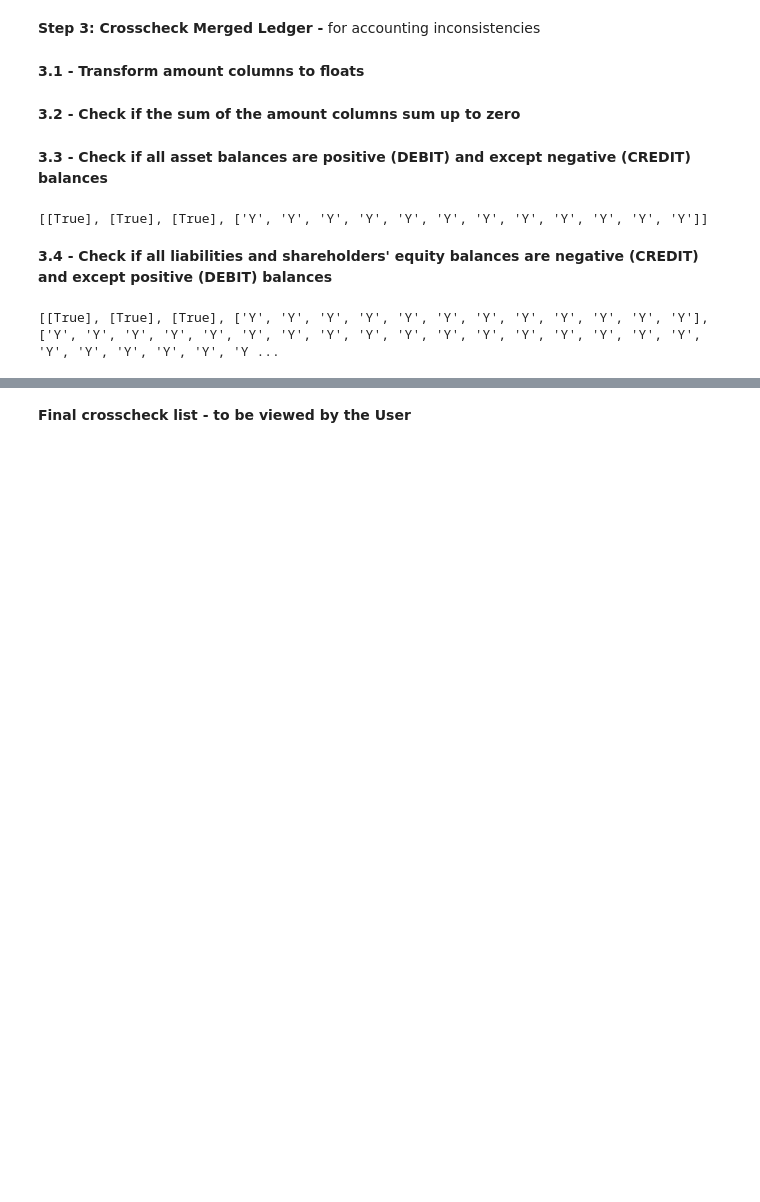
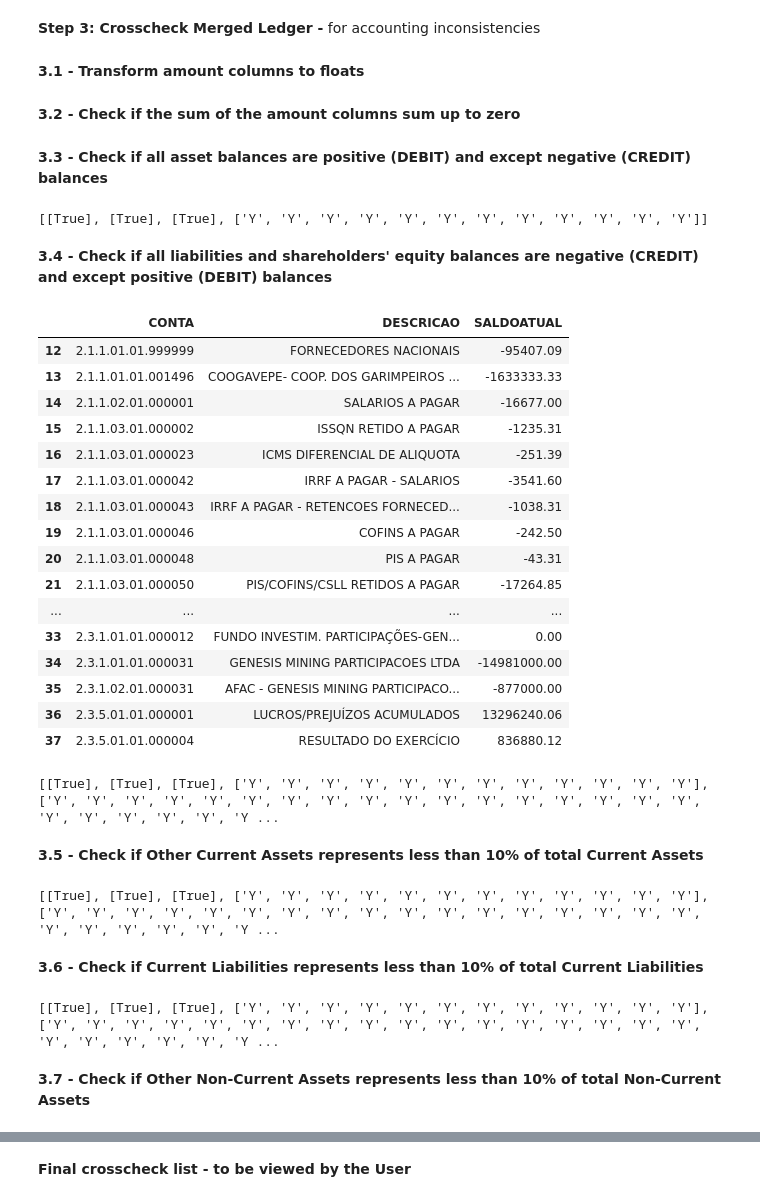
Before and after one commit to asimao1775/Invoo2, a Jupyter notebook: Book Economico.ipynb, the cells around one changed output, grey strips where cells are left out. Saved outputs shown, nothing was run; the diff lists cells and outputs as text; code cells hidden in the pictures; blank space fills up the shorter version.

Commit message:
"Check List atualizado para CX9"

```diff
--- a/Book Economico.ipynb
+++ b/Book Economico.ipynb
@@ -73,9 +73,9 @@ values = [] #initialized list to update the final crosscheck report - DO NOT DEL
 # %% [markdown]
 **3.2 - Check if the sum of the amount columns sum up to zero**
 # %%
-cx0 = values.append([(gen_ledger2.SALDOANTERIOR.sum() > -1) & (gen_ledger2.SALDOANTERIOR.sum() < 1)])
-cx1 =values.append([(gen_ledger2.MOVIMENTO.sum() > -1) & (gen_ledger2.MOVIMENTO.sum() < 1)])
-cx2 = values.append([(gen_ledger2.SALDOATUAL.sum() > -1) & (gen_ledger2.SALDOATUAL.sum() < 1)])
+cx0 = values.append([(gen_ledger.SALDOANTERIOR.sum() > -1) & (gen_ledger.SALDOANTERIOR.sum() < 1)])
+cx1 =values.append([(gen_ledger.MOVIMENTO.sum() > -1) & (gen_ledger.MOVIMENTO.sum() < 1)])
+cx2 = values.append([(gen_ledger.SALDOATUAL.sum() > -1) & (gen_ledger.SALDOATUAL.sum() < 1)])
 # %% [markdown]
 **3.3 - Check if all asset balances are positive (DEBIT) and except negative (CREDIT) balances**
 # %%
@@ -85,7 +85,7 @@ assets.loc[assets['SALDOATUAL']>=0, "DEBIT"] = 'Y'
 assets.loc[assets['SALDOATUAL'] < 0, "DEBIT"] = 'N:'+' '+ assets.CONTA +' '+ assets.DESCRICAO
 # display(assets)
 cx3 = list(i for i in assets.DEBIT)
-values.append(c3)
+values.append(cx3)
 print(values)
 # %% [output]
 [[True], [True], [True], ['Y', 'Y', 'Y', 'Y', 'Y', 'Y', 'Y', 'Y', 'Y', 'Y', 'Y', 'Y']]
@@ -93,12 +93,71 @@ print(values)
 **3.4 - Check if all liabilities and shareholders' equity balances are negative (CREDIT) and except positive (DEBIT) balances**
 # %%
 liabilities = merged_ledger[(merged_ledger.REP_ID > 199) & (merged_ledger.REP_ID < 300)][['CONTA','DESCRICAO','SALDOATUAL']]
-# display(liabilities)
+display(liabilities)
 liabilities.loc[liabilities['SALDOATUAL']<=0, "CREDIT"] = 'Y'
 liabilities.loc[liabilities['SALDOATUAL'] > 0, "CREDIT"] = 'N:'+' '+ liabilities.CONTA +' '+ liabilities.DESCRICAO
 # display(liabilities)
 cx4 = list(i for i in liabilities.CREDIT)
-values.append(c4)
+values.append(cx4)
 print(values)
 # %% [output]
+|  | CONTA | DESCRICAO | SALDOATUAL |
+| 12 | 2.1.1.01.01.999999 | FORNECEDORES NACIONAIS | -95407.09 |
+| 13 | 2.1.1.01.01.001496 | COOGAVEPE- COOP. DOS GARIMPEIROS ... | -1633333.33 |
+| 14 | 2.1.1.02.01.000001 | SALARIOS A PAGAR | -16677.00 |
+| 15 | 2.1.1.03.01.000002 | ISSQN RETIDO A PAGAR | -1235.31 |
+| 16 | 2.1.1.03.01.000023 | ICMS DIFERENCIAL DE ALIQUOTA | -251.39 |
+| 17 | 2.1.1.03.01.000042 | IRRF A PAGAR - SALARIOS | -3541.60 |
+| 18 | 2.1.1.03.01.000043 | IRRF A PAGAR - RETENCOES FORNECED... | -1038.31 |
+| 19 | 2.1.1.03.01.000046 | COFINS A PAGAR | -242.50 |
+| 20 | 2.1.1.03.01.000048 | PIS A PAGAR | -43.31 |
+| 21 | 2.1.1.03.01.000050 | PIS/COFINS/CSLL RETIDOS A PAGAR | -17264.85 |
+| ... | ... | ... | ... |
+| 33 | 2.3.1.01.01.000012 | FUNDO INVESTIM. PARTICIPAÇÕES-GEN... | 0.00 |
+| 34 | 2.3.1.01.01.000031 | GENESIS MINING PARTICIPACOES LTDA | -14981000.00 |
+| 35 | 2.3.1.02.01.000031 | AFAC - GENESIS MINING PARTICIPACO... | -877000.00 |
+| 36 | 2.3.5.01.01.000001 | LUCROS/PREJUÍZOS ACUMULADOS | 13296240.06 |
+| 37 | 2.3.5.01.01.000004 | RESULTADO DO EXERCÍCIO | 836880.12 |
 [[True], [True], [True], ['Y', 'Y', 'Y', 'Y', 'Y', 'Y', 'Y', 'Y', 'Y', 'Y', 'Y', 'Y'], ['Y', 'Y', 'Y', 'Y', 'Y', 'Y', 'Y', 'Y', 'Y', 'Y', 'Y', 'Y', 'Y', 'Y', 'Y', 'Y', 'Y', 'Y', 'Y', 'Y', 'Y', 'Y', 'Y ...
+# %% [markdown]
+**3.5 - Check if Other Current Assets represents less than 10% of total Current Assets**
+# %%
+otherCurrentAssets = merged_ledger[(merged_ledger.REP_ID == 118)]['SALDOATUAL'].sum()
+totalCurrentAssets = merged_ledger[(merged_ledger.REP_ID > 100) & (merged_ledger.REP_ID < 120)]['SALDOATUAL'].sum()
+#display(totalCurrentAssets)
+#display(otherCurrentAssets)
+
+if otherCurrentAssets != 0:
+    cx5 = otherCurrentAssets/totalCurrentAssets
+    if cx5 < 0.1:
+        values.append('OCA = {}'.format(cx5))
+    else:
+        values.append('OCA/TCA > 0.1 ({})'.format(cx5))
+else:
+    values.append('OCA = 0')
+
+print(values)
+# %% [output]
+[[True], [True], [True], ['Y', 'Y', 'Y', 'Y', 'Y', 'Y', 'Y', 'Y', 'Y', 'Y', 'Y', 'Y'], ['Y', 'Y', 'Y', 'Y', 'Y', 'Y', 'Y', 'Y', 'Y', 'Y', 'Y', 'Y', 'Y', 'Y', 'Y', 'Y', 'Y', 'Y', 'Y', 'Y', 'Y', 'Y', 'Y ...
+# %% [markdown]
+**3.6 - Check if Current Liabilities represents less than 10% of total Current Liabilities**
+# %%
+otherCurrentLiabilities = merged_ledger[(merged_ledger.REP_ID == 219)]['SALDOATUAL'].sum()
+totalCurrentLiabilities = merged_ledger[(merged_ledger.REP_ID > 200) & (merged_ledger.REP_ID < 220)]['SALDOATUAL'].sum()
+#display(totalCurrentLiabilities)
+#display(otherCurrentLiabilities)
+
+if otherCurrentLiabilities != 0:
+    cx6 = otherCurrentLiabilities/totalCurrentLiabilities
+    if cx6 < 0.1:
+        values.append('OCL = {}'.format(cx6))
+    else:
+        values.append('OCL/TCL > 0.1 ({})'.format(cx6))
+else:
+    values.append('OCL = 0')
+
+print(values)
+# %% [output]
+[[True], [True], [True], ['Y', 'Y', 'Y', 'Y', 'Y', 'Y', 'Y', 'Y', 'Y', 'Y', 'Y', 'Y'], ['Y', 'Y', 'Y', 'Y', 'Y', 'Y', 'Y', 'Y', 'Y', 'Y', 'Y', 'Y', 'Y', 'Y', 'Y', 'Y', 'Y', 'Y', 'Y', 'Y', 'Y', 'Y', 'Y ...
+# %% [markdown]
+**3.7 - Check if Other Non-Current Assets represents less than 10% of total Non-Current Assets**
```
Also changed, not shown: parts of 4 cells of this notebook.
